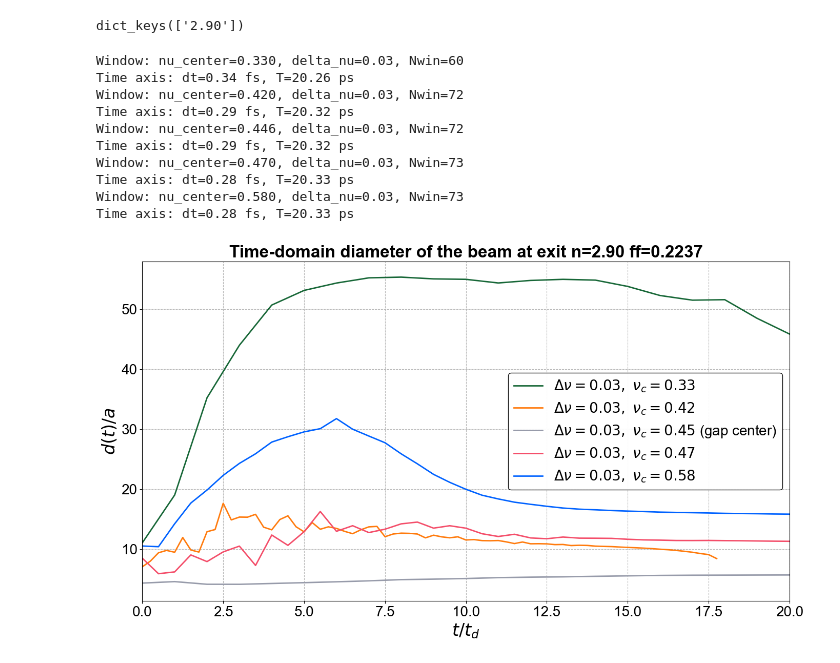
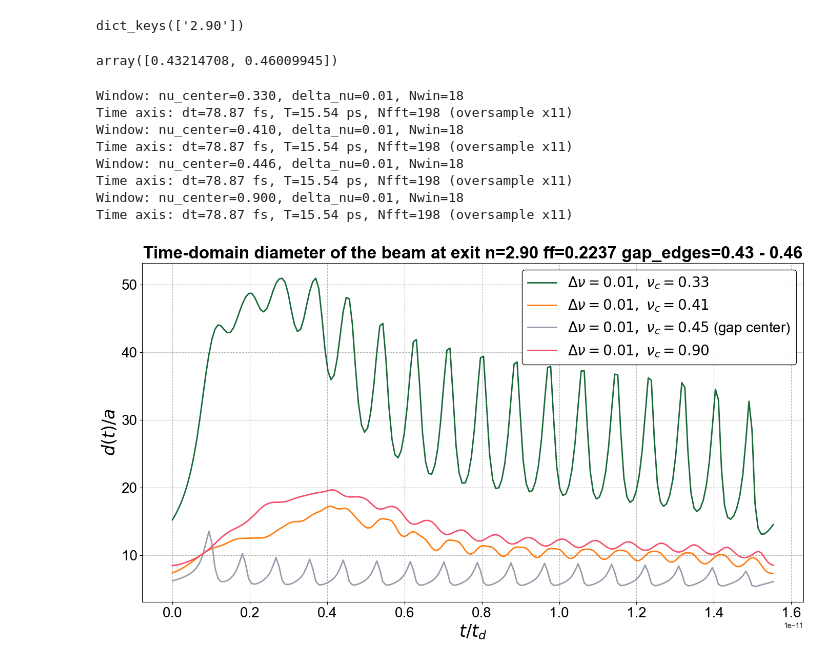
Before and after one commit to fhernandez93/LoadingPermittivityDistToSlabTransmission, a Jupyter notebook: Notebooks/LSU Project/20251001_LSU_Localization_Tests/20260601_Beam_Spreading_freq/20260602_IPR_Calculation_FFT.ipynb, the cells around one changed output. Saved outputs shown, nothing was run; the diff lists cells and outputs as text; code cells hidden in the pictures.

```diff
--- a/Notebooks/LSU Project/20251001_LSU_Localization_Tests/20260601_Beam_Spreading_freq/20260602_IPR_Calculation_FFT.ipynb
+++ b/Notebooks/LSU Project/20251001_LSU_Localization_Tests/20260601_Beam_Spreading_freq/20260602_IPR_Calculation_FFT.ipynb
@@ -25,7 +25,8 @@ import AutomationModule as AM
 tidy3dAPI = os.environ["API_TIDY3D_KEY"]
 plt.rc('font', family='Arial')
 # %%
-data = AM.read_hdf5_as_dict("./data/L_1_12x/field_data_12x_raw_field_Ex_Ey_Ez_L_1_ff_0p2237_n_2p90.h5")
+# data = AM.read_hdf5_as_dict("./data/L_1_12x/field_data_12x_raw_field_Ex_Ey_Ez_L_1_ff_0p2237_n_2p90.h5")
+data = AM.read_hdf5_as_dict("./data/L_1_12x/field_data_12x_raw_field_Ex_Ey_Ez_L_1_ff_0p2237_n_2p90_absorbers.h5")
 # %%
 data.keys()
 # %% [output]
@@ -36,6 +37,10 @@ gaps_ff_22_n_2p90=14.3/(gap_data["Circular"]["0.22"]["gap_edges"][np.where(gap_d
 # %%
 a=2.562629142772549
 gap_center = a/(np.sum(gaps_ff_22_n_2p90)/2)
+
+a/gaps_ff_22_n_2p90
+# %% [output]
+array([0.43214708, 0.46009945])
 # %%
 def diameter(intensity_array,x,y):
     intensity = intensity_array
@@ -142,34 +210,37 @@ def diameter_time_domain(field, a, nu_center=None, delta_nu=0.3,
 # %%
 
-# --- time-domain beam diameter for a delta_nu = 0.3 window over the 20 ps run ---
+# --- time-domain beam diameter for a delta_nu = 0.025 window over the 20 ps run ---
 fig, ax = plt.subplots(figsize=(14, 8), dpi=100)
-delta_nu = 0.03
-for nu_center in [0.33,0.42, gap_center,0.47,0.58]:
-    t, d_t, nu_c, t_d = diameter_time_domain(data["2.90"], a, nu_center=nu_center, delta_nu=delta_nu,window="gauss")
-    ax.plot(t/t_d, d_t, lw=2,
+delta_nu = 0.01
+TARGET_NFFT = 200
+fld = data["2.90"]
+nu_full = a * np.asarray(fld["f"]) / td.C_0
+for nu_center in [0.33,0.41, gap_center,0.9]:
+    Nwin = int(np.sum((nu_full >= nu_center - delta_nu / 2) &
+                       (nu_full <= nu_center + delta_nu / 2)))
+    oversample = max(1, int(round(TARGET_NFFT / max(Nwin, 1))))
+    t, d_t, nu_c, t_d = diameter_time_domain(data["2.90"], a, nu_center=nu_center, delta_nu=delta_nu,window="box",oversample=oversample,intensity_floor=0,diameter_type="participation_ratio")
+    ax.plot(t,d_t, lw=2,
             label=rf"$\Delta\nu={delta_nu},\ \nu_c={nu_c:.2f}$" + (rf" (gap center)" if np.isclose(nu_c, gap_center) else ""))
 
 ax.set_xlabel(r"$t/t_d$", fontsize=24, fontweight='bold')
 ax.set_ylabel(r"$d(t)/a$", fontsize=24, fontweight='bold')
 ax.grid(True, which="both", alpha=0.9, linestyle='--')
 ax.legend(loc='best', fontsize=20, framealpha=0.95, edgecolor='black')
-ax.set_xlim(0, 20)
+# ax.set_xlim(0, 20)
 ax.tick_params(axis='both', which='major', labelsize=20)
-ax.set_title(r"Time-domain diameter of the beam at exit n=2.90 ff=0.2237", fontsize=24, fontweight='bold')
-ax
+ax.set_title(rf"Time-domain diameter of the beam at exit n=2.90 ff=0.2237 gap_edges={(a/gaps_ff_22_n_2p90)[0]:.2f} - {(a/gaps_ff_22_n_2p90)[1]:.2f}", fontsize=24, fontweight='bold')
 ax.set_facecolor('white')
 fig.patch.set_facecolor('white')
 plt.tight_layout()
 plt.show()
 # %% [output]
-Window: nu_center=0.330, delta_nu=0.03, Nwin=60
-Time axis: dt=0.34 fs, T=20.26 ps
-Window: nu_center=0.420, delta_nu=0.03, Nwin=72
-Time axis: dt=0.29 fs, T=20.32 ps
-Window: nu_center=0.446, delta_nu=0.03, Nwin=72
-Time axis: dt=0.29 fs, T=20.32 ps
-Window: nu_center=0.470, delta_nu=0.03, Nwin=73
-Time axis: dt=0.28 fs, T=20.33 ps
-Window: nu_center=0.580, delta_nu=0.03, Nwin=73
-Time axis: dt=0.28 fs, T=20.33 ps
+Window: nu_center=0.330, delta_nu=0.01, Nwin=18
+Time axis: dt=78.87 fs, T=15.54 ps, Nfft=198 (oversample x11)
+Window: nu_center=0.410, delta_nu=0.01, Nwin=18
+Time axis: dt=78.87 fs, T=15.54 ps, Nfft=198 (oversample x11)
+Window: nu_center=0.446, delta_nu=0.01, Nwin=18
+Time axis: dt=78.87 fs, T=15.54 ps, Nfft=198 (oversample x11)
+Window: nu_center=0.900, delta_nu=0.01, Nwin=18
+Time axis: dt=78.87 fs, T=15.54 ps, Nfft=198 (oversample x11)
-[figure, old version]
+[figure, new version]
```
Also changed, not shown: parts of 5 cells of this notebook, 7 other files.
